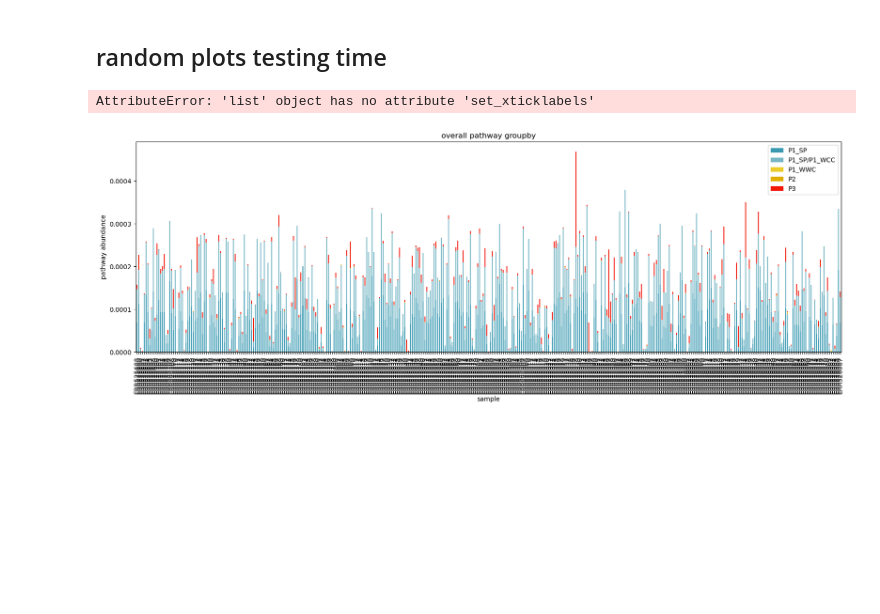
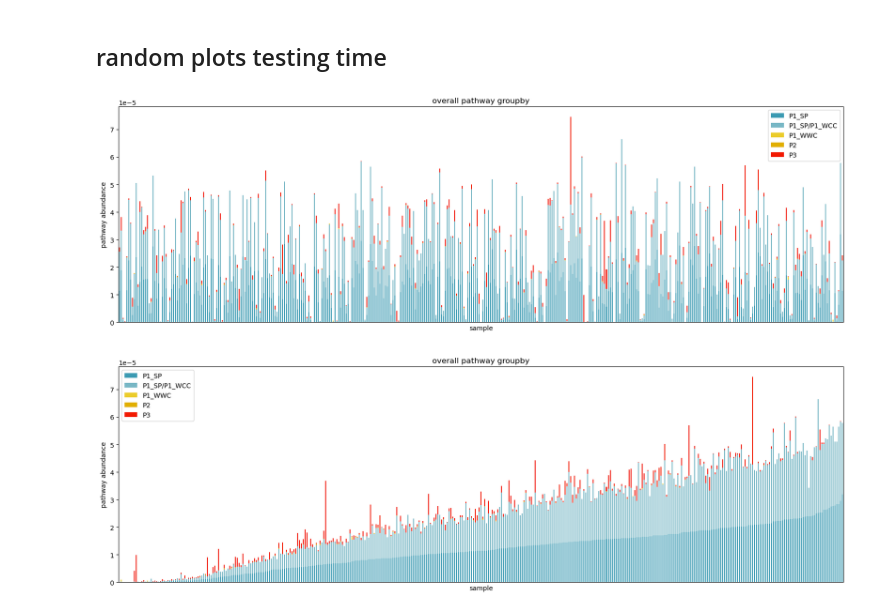
Before and after one commit to daisywyh/cremer_tester, a Jupyter notebook: pathway_abundance/pathway_abundance.ipynb, the cells around one changed output. Drawn from its saved outputs; the diff is of its cells as text; code cells hidden in the pictures; blank space fills up the shorter version.

```diff
--- a/pathway_abundance/pathway_abundance.ipynb
+++ b/pathway_abundance/pathway_abundance.ipynb
@@ -373,15 +373,15 @@ propoinate_useful_display
 # %%
 propionate_overall_pathway_group = propionate_final_hit_table.groupby(["overall_pathway"]).sum()
 
-# propionate_overall_pathway_group = propionate_overall_pathway_group.drop("gene_name_short", axis=1)
+propionate_overall_pathway_group = propionate_overall_pathway_group.drop("gene_name_short", axis=1)
 
-# for pathway in list(propionate_overall_pathway_group.index.values):
+for pathway in list(propionate_overall_pathway_group.index.values):
 
-#     if pathway in pathway_length_dict.keys():
+    if pathway in pathway_length_dict.keys():
 
-#         propionate_overall_pathway_group.at[pathway, "pathway_abundance"] /= pathway_length_dict[pathway]
+        propionate_overall_pathway_group.loc[pathway] /= pathway_length_dict[pathway]
 
-# propionate_overall_pathway_group.at['P1_SP/P1_WCC', "pathway_abundance"] /= 5.5
+propionate_overall_pathway_group.loc['P1_SP/P1_WCC'] /= 5.5
 
 propionate_overall_pathway_group
 # %% [output]
@@ -451,28 +451,6 @@ def stackedBarDF(overall_pathway_df):
 # %%
 plottingDF = stackedBarDF(propionate_overall_pathway_group)
 
-# plt.figure(figsize=(50,6))
-
-finalGraph = plottingDF.plot.bar(stacked=True, color=wesanderson.film_palette("Zissou"), figsize=(20,6)).set(xlabel="sample", ylabel="pathway abundance", title="overall pathway groupby")
-
-# finalGraph.set_xticklabels(finalGraph.get_xticklabels(), rotation=30)
-
-# plottingDF.plot(kind="bar", stacked=True, color = wesanderson.film_palette('Zissou'))
-
-# plt.show()
-
-# plt.xlabel("sample")
-
-# plt.ylabel("pathway_abundance")
-
-# plt.title("overall_pathway_groupby")
-
-# plt.set(xlabel="sample", ylabel="pathway abundance", title="overall_pathway_groupby")
-
-# plt.set_xticklabels(plt.get_xticklabels(), rotation=30)
-
-
-# finalGraph.xticks(rotation=90)
+finalGraph = plottingDF.plot.bar(stacked=True, color=wesanderson.film_palette("Zissou"), figsize=(20,6)).set(xlabel="sample", ylabel="pathway abundance", title="overall pathway groupby", xticks=([]))
 # %% [output]
-AttributeError: 'list' object has no attribute 'set_xticklabels'
-[figure, old version]
+[figure, new version]
@@ -521,0 +457,6 @@ finalGraph.set(xlabel="sample", ylabel="pathway abundance", title="overall_pathw
+# %%
+sortedPlottingDF = plottingDF.sort_values(by="P1_SP")
+
+finalGraph = sortedPlottingDF.plot.bar(stacked=True, color=wesanderson.film_palette("Zissou"), figsize=(20,6)).set(xlabel="sample", ylabel="pathway abundance", title="overall pathway groupby", xticks=([]))
+# %% [output]
+[figure, added]
```
Also changed, not shown: parts of 2 cells of this notebook, 2 other files.
